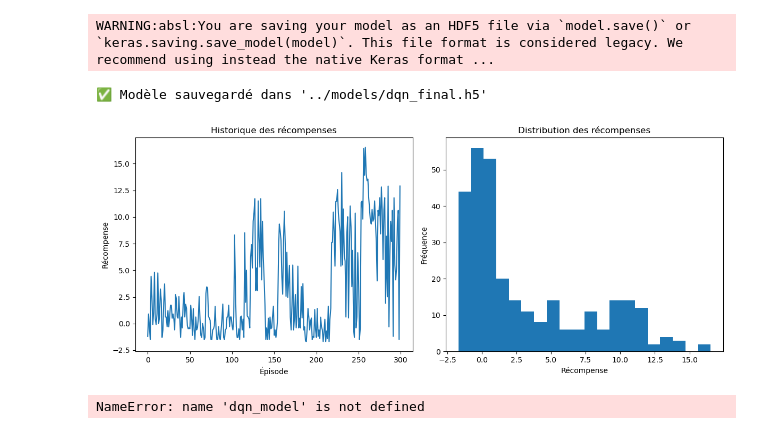
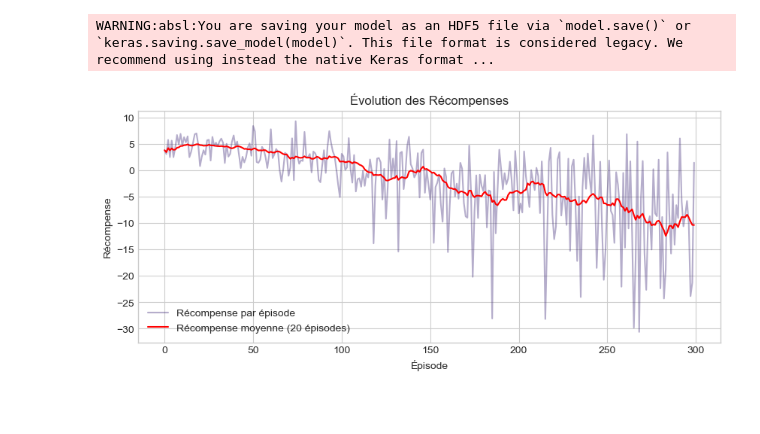
Before and after one commit to ennajari/Optimisation-de-plannings-avec-DQN, a Jupyter notebook: notebooks/3_dqn_training.ipynb, the cells around one changed output. Cells and saved outputs as stored; diff of their text form; code cells hidden in the pictures; blank space fills up the shorter version.

```diff
--- a/notebooks/3_dqn_training.ipynb
+++ b/notebooks/3_dqn_training.ipynb
@@ -25,7 +33,5 @@ print(f"\n✅ Environnement créé avec {env.action_space.n} actions possibles")
 # %%
 # 3. Paramètres du DQN
-state_size = 3
-action_size = env.action_space.n
 memory = deque(maxlen=2000)
 batch_size = 32
 gamma = 0.95
@@ -65,7 +82,6 @@ def update_plots(rewards, mean_rewards, epsilons, losses):
     plt.draw()
     plt.pause(0.001)
 # %%
-
 # 6. Entraînement du DQN
 def train_dqn(episodes=300):
     global epsilon
@@ -78,21 +94,30 @@ def train_dqn(episodes=300):
 
     for episode in progress_bar:
         state = env.reset()
-        state = np.reshape(state, [1, state_size])
+        state_flat = np.concatenate([state['schedule'].flatten(), state['day_of_week'], state['time_remaining']])
+        state = np.reshape(state_flat, [1, state_size])
         total_reward = 0
         done = False
         episode_loss = []
 
         while not done:
             if np.random.rand() <= epsilon:
-                action = random.randrange(action_size)
+                action = env.action_space.sample()
+                action_idx = action[0] * env.n_time_slots + action[1]
             else:
-                action = np.argmax(model.predict(state, verbose=0)[0])
+                q_values = model.predict(state, verbose=0)[0]
+                action_idx = np.argmax(q_values)
+                action = np.array([action_idx // env.n_time_slots, action_idx % env.n_time_slots])
 
             next_state, reward, done, _ = env.step(action)
-            next_state = np.reshape(next_state, [1, state_size])
+            next_state_flat = np.concatenate([
+                next_state['schedule'].flatten(),
+                next_state['day_of_week'],
+                next_state['time_remaining']
+            ])
+            next_state = np.reshape(next_state_flat, [1, state_size])
 
-            memory.append((state, action, reward, next_state, done))
+            memory.append((state, action_idx, reward, next_state, done))
             state = next_state
             total_reward += reward
 
@@ -100,29 +125,30 @@ def train_dqn(episodes=300):
                 minibatch = random.sample(memory, batch_size)
                 states = np.array([x[0][0] for x in minibatch])
                 actions = np.array([x[1] for x in minibatch])
-                rewards = np.array([x[2] for x in minibatch])
+                rewards_batch = np.array([x[2] for x in minibatch])
                 next_states = np.array([x[3][0] for x in minibatch])
                 dones = np.array([x[4] for x in minibatch])
 
                 targets = model.predict(states, verbose=0)
-                next_q_values = model.predict(next_states, verbose=0)
+                next_q_values = target_model.predict(next_states, verbose=0)
 
                 for i in range(batch_size):
                     if dones[i]:
-                        targets[i][actions[i]] = rewards[i]
+                        targets[i][actions[i]] = rewards_batch[i]
                     else:
-                        targets[i][actions[i]] = rewards[i] + gamma * np.max(next_q_values[i])
+                        targets[i][actions[i]] = rewards_batch[i] + gamma * np.max(next_q_values[i])
 
                 history = model.fit(states, targets, epochs=1, verbose=0)
                 episode_loss.append(history.history['loss'][0])
 
-        # Mise à jour epsilon
+        if episode % 10 == 0:
+            target_model.set_weights(model.get_weights())
+
         epsilon = max(epsilon_min, epsilon * epsilon_decay)
         rewards_history.append(total_reward)
         epsilons.append(epsilon)
         loss_history.append(np.mean(episode_loss) if episode_loss else 0)
 
-        # Moyenne glissante
         window_size = 20
         if episode >= window_size:
             mean_rewards.append(np.mean(rewards_history[-window_size:]))
@@ -163,33 +189,18 @@ rewards, avg_rewards, losses = train_dqn(episodes=300)
 # %%
 # 8. Sauvegarde du modèle
 os.makedirs("../models", exist_ok=True)
-model.save("../models/dqn_final.h5")
-print("\n✅ Modèle sauvegardé dans '../models/dqn_final.h5'")
+model.save("../models/dqn_schedule_model.h5")
 # %% [output]
 WARNING:absl:You are saving your model as an HDF5 file via `model.save()` or `keras.saving.save_model(model)`. This file format is considered legacy. We recommend using instead the native Keras format ...
-✅ Modèle sauvegardé dans '../models/dqn_final.h5'
-# %%
-# 9. Visualisation finale
-plt.figure(figsize=(12, 5))
-
-plt.subplot(1, 2, 1)
-plt.plot(rewards)
-plt.title("Historique des récompenses")
-plt.xlabel("Épisode")
-plt.ylabel("Récompense")
-
-plt.subplot(1, 2, 2)
-plt.hist(rewards, bins=20)
-plt.title("Distribution des récompenses")
-plt.xlabel("Récompense")
-plt.ylabel("Fréquence")
-
-plt.tight_layout()
-plt.show()
-# %% [output]
-[figure, removed]
-# %%
-import torch
-torch.save(dqn_model.state_dict(), "trained_dqn_model.pth")
-# %% [output]
-NameError: name 'dqn_model' is not defined
+# %%
+plt.figure(figsize=(10, 4))
+plt.plot(rewards, label="Récompense par épisode", alpha=0.4)
+plt.plot(avg_rewards, label="Récompense moyenne (20 épisodes)", color='red')
+plt.title("Évolution des Récompenses")
+plt.xlabel("Épisode")
+plt.ylabel("Récompense")
+plt.legend()
+plt.grid(True)
+plt.show()
+# %% [output]
+[figure, added]
```
Also changed, not shown: parts of 8 cells of this notebook, 6 other files.
